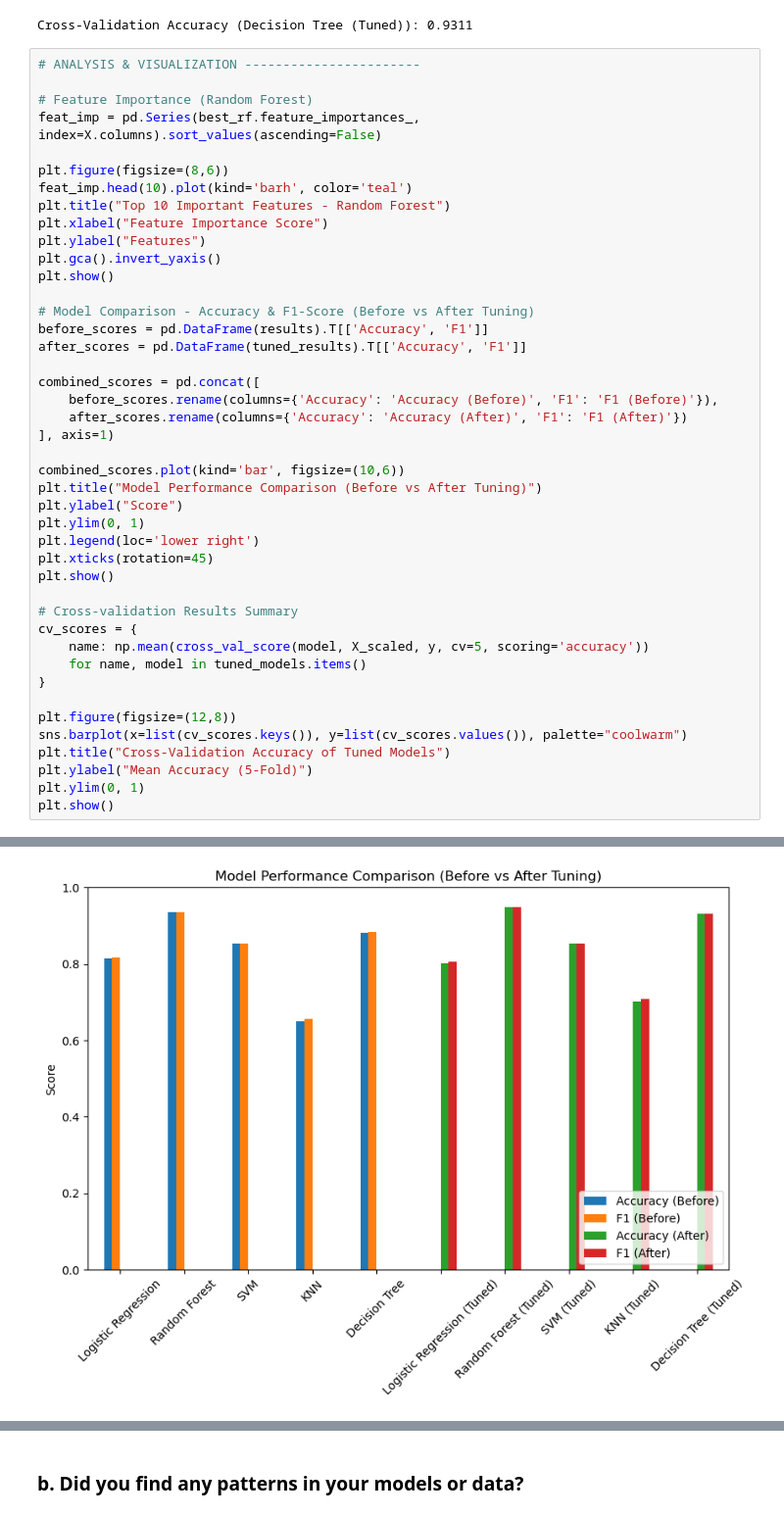
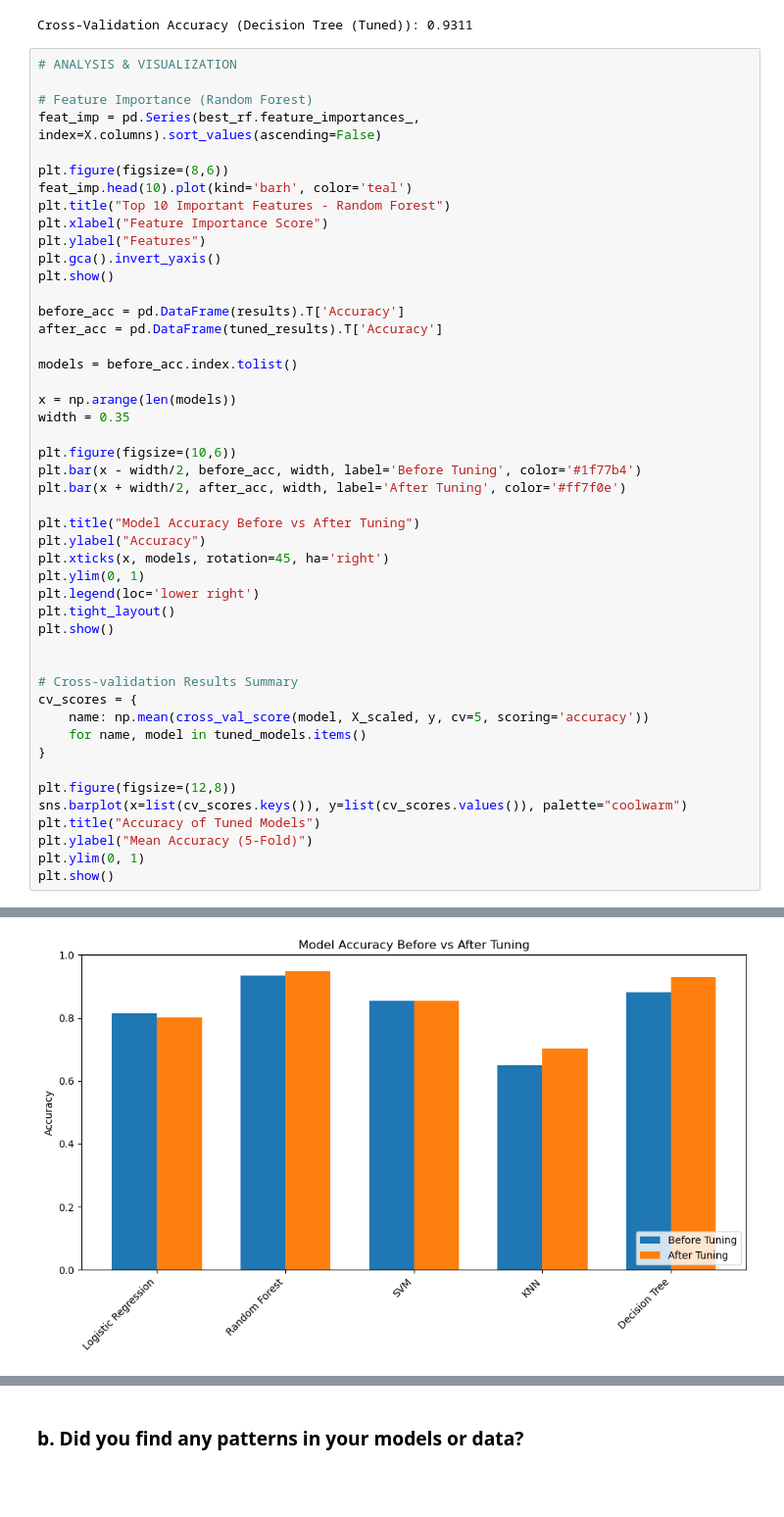
Before and after one commit to SmritiReddyy/Alzheimer-s-Disease-Detection-with-ML, a Jupyter notebook: MLMidterm.ipynb, the cells around one changed output, grey strips where cells are left out. Shown at 98% size. Saved outputs shown, nothing was run; the diff lists cells and outputs as text; blank space fills up the shorter version.

Commit message:
Part 6 + Images for Report

```diff
--- a/MLMidterm.ipynb
+++ b/MLMidterm.ipynb
@@ -902,48 +907,52 @@ Confusion Matrix:
 [figure]
 Cross-Validation Accuracy (Decision Tree (Tuned)): 0.9311
 # %%
-# ANALYSIS & VISUALIZATION -----------------------
+# ANALYSIS & VISUALIZATION
 
 # Feature Importance (Random Forest)
 feat_imp = pd.Series(best_rf.feature_importances_, index=X.columns).sort_values(ascending=False)
 
 plt.figure(figsize=(8,6))
 feat_imp.head(10).plot(kind='barh', color='teal')
 plt.title("Top 10 Important Features - Random Forest")
 plt.xlabel("Feature Importance Score")
 plt.ylabel("Features")
 plt.gca().invert_yaxis()
 plt.show()
 
-# Model Comparison - Accuracy & F1-Score (Before vs After Tuning)
-before_scores = pd.DataFrame(results).T[['Accuracy', 'F1']]
-after_scores = pd.DataFrame(tuned_results).T[['Accuracy', 'F1']]
+before_acc = pd.DataFrame(results).T['Accuracy']
+after_acc = pd.DataFrame(tuned_results).T['Accuracy']
 
-combined_scores = pd.concat([
-    before_scores.rename(columns={'Accuracy': 'Accuracy (Before)', 'F1': 'F1 (Before)'}),
-    after_scores.rename(columns={'Accuracy': 'Accuracy (After)', 'F1': 'F1 (After)'})
-], axis=1)
+models = before_acc.index.tolist()
 
-combined_scores.plot(kind='bar', figsize=(10,6))
-plt.title("Model Performance Comparison (Before vs After Tuning)")
-plt.ylabel("Score")
+x = np.arange(len(models))
+width = 0.35
+
+plt.figure(figsize=(10,6))
+plt.bar(x - width/2, before_acc, width, label='Before Tuning', color='#1f77b4')
+plt.bar(x + width/2, after_acc, width, label='After Tuning', color='#ff7f0e')
+
+plt.title("Model Accuracy Before vs After Tuning")
+plt.ylabel("Accuracy")
+plt.xticks(x, models, rotation=45, ha='right')
 plt.ylim(0, 1)
 plt.legend(loc='lower right')
-plt.xticks(rotation=45)
+plt.tight_layout()
 plt.show()
+
 
 # Cross-validation Results Summary
 cv_scores = {
     name: np.mean(cross_val_score(model, X_scaled, y, cv=5, scoring='accuracy'))
     for name, model in tuned_models.items()
 }
 
 plt.figure(figsize=(12,8))
 sns.barplot(x=list(cv_scores.keys()), y=list(cv_scores.values()), palette="coolwarm")
-plt.title("Cross-Validation Accuracy of Tuned Models")
+plt.title("Accuracy of Tuned Models")
 plt.ylabel("Mean Accuracy (5-Fold)")
 plt.ylim(0, 1)
 plt.show()
 # %% [output]
 [figure]
-[figure, old version]
+[figure, new version]
```
Also changed, not shown: parts of 15 cells of this notebook, 5 other files.
